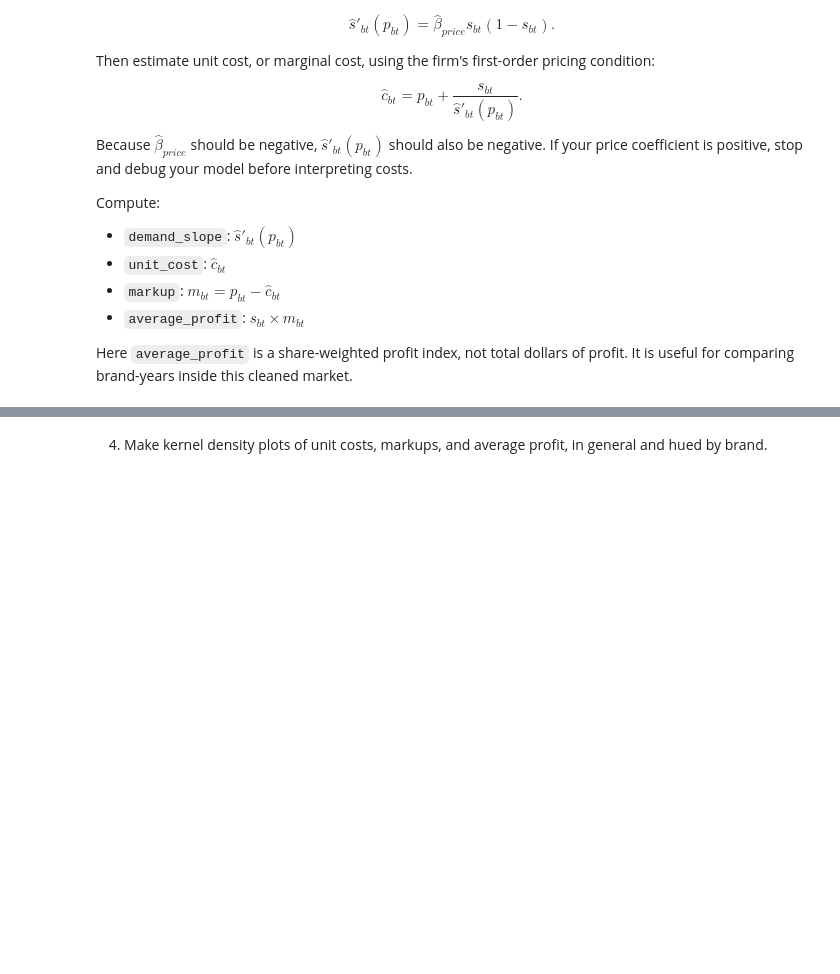
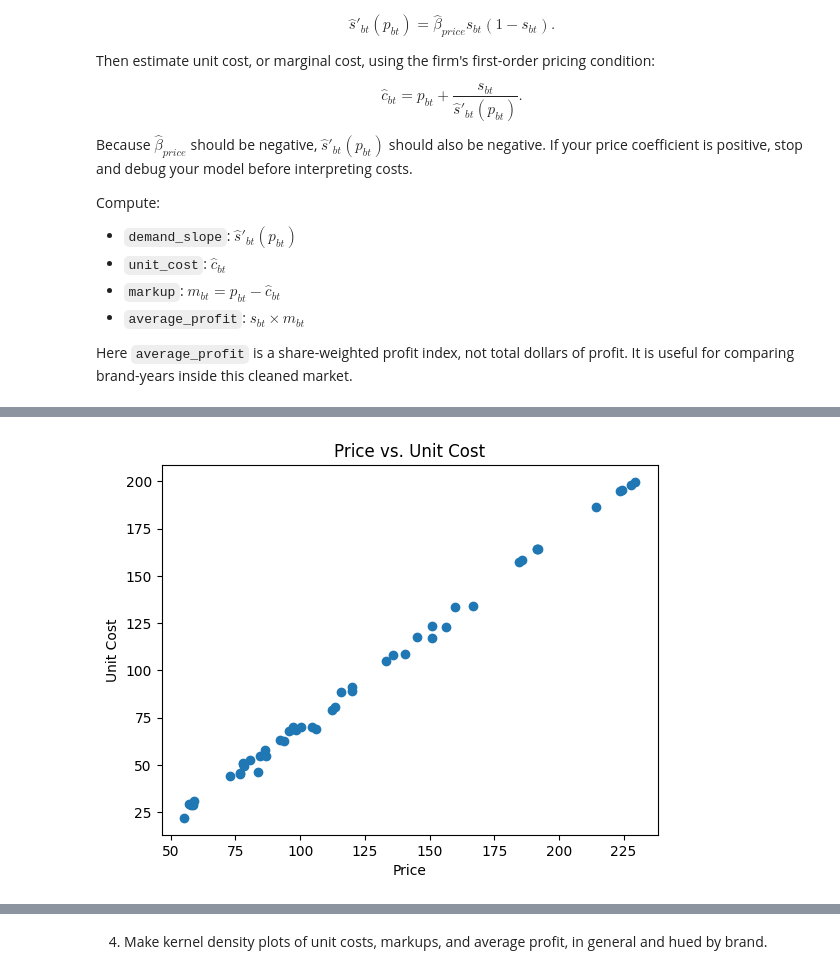
Before and after one commit to AngelikaBaloy/undergrad_ml_assignments, a Jupyter notebook: demand_est_project/Demand_est_strategy3.ipynb, the cells around one changed output, grey strips where cells are left out. Cells and saved outputs as stored; diff of their text form; code cells hidden in the pictures; blank space fills up the shorter version.

```diff
--- a/demand_est_project/Demand_est_strategy3.ipynb
+++ b/demand_est_project/Demand_est_strategy3.ipynb
@@ -106,0 +241,10 @@ Here `average_profit` is a share-weighted profit index, not total dollars of pro
+# %%
+# price vs. unit cost
+
+plt.scatter(df['avg_price'], results['unit_cost'])
+plt.xlabel('Price')
+plt.ylabel('Unit Cost')
+plt.title('Price vs. Unit Cost')
+plt.show()
+# %% [output]
+[figure, added]
```
Also changed, not shown: parts of 22 cells of this notebook.
